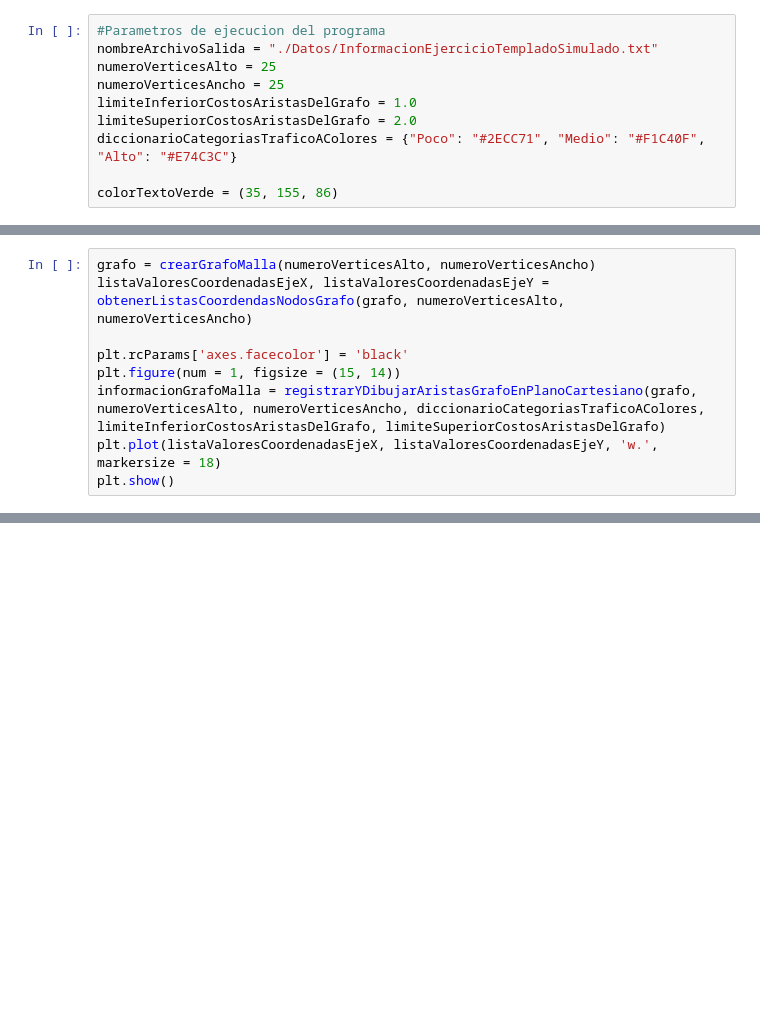
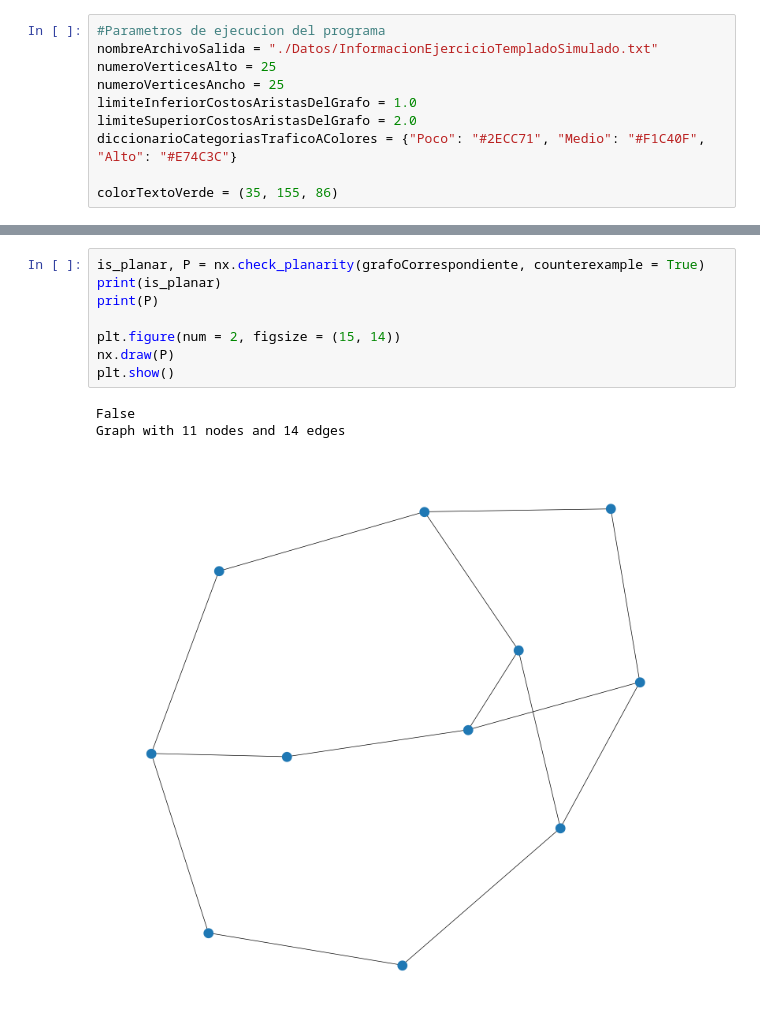
Before and after one commit to mamurciac/GenericTools, a Jupyter notebook: Untitled.ipynb, the cells around one changed output, grey strips where cells are left out. Saved outputs shown, nothing was run; the diff lists cells and outputs as text; blank space fills up the shorter version.

```diff
--- a/Untitled.ipynb
+++ b/Untitled.ipynb
@@ -142,9 +20,0 @@ def clasificarAristasGrafoPorCosto(grafo, diccionarioCategoriasCostosAristas, li
-# %%
-grafo = crearGrafoMalla(numeroVerticesAlto, numeroVerticesAncho)
-listaValoresCoordenadasEjeX, listaValoresCoordenadasEjeY = obtenerListasCoordendasNodosGrafo(grafo, numeroVerticesAlto, numeroVerticesAncho)
-
-plt.rcParams['axes.facecolor'] = 'black'
-plt.figure(num = 1, figsize = (15, 14))
-informacionGrafoMalla = registrarYDibujarAristasGrafoEnPlanoCartesiano(grafo, numeroVerticesAlto, numeroVerticesAncho, diccionarioCategoriasTraficoAColores, limiteInferiorCostosAristasDelGrafo, limiteSuperiorCostosAristasDelGrafo)
-plt.plot(listaValoresCoordenadasEjeX, listaValoresCoordenadasEjeY, 'w.', markersize = 18)
-plt.show()
@@ -180,0 +104,12 @@ plt.show()
+# %%
+is_planar, P = nx.check_planarity(grafoCorrespondiente, counterexample = True)
+print(is_planar)
+print(P)
+
+plt.figure(num = 2, figsize = (15, 14))
+nx.draw(P)
+plt.show()
+# %% [output]
+False
+Graph with 11 nodes and 14 edges
+[figure, added]
```
Also changed, not shown: parts of 10 cells of this notebook, 1 other file.
